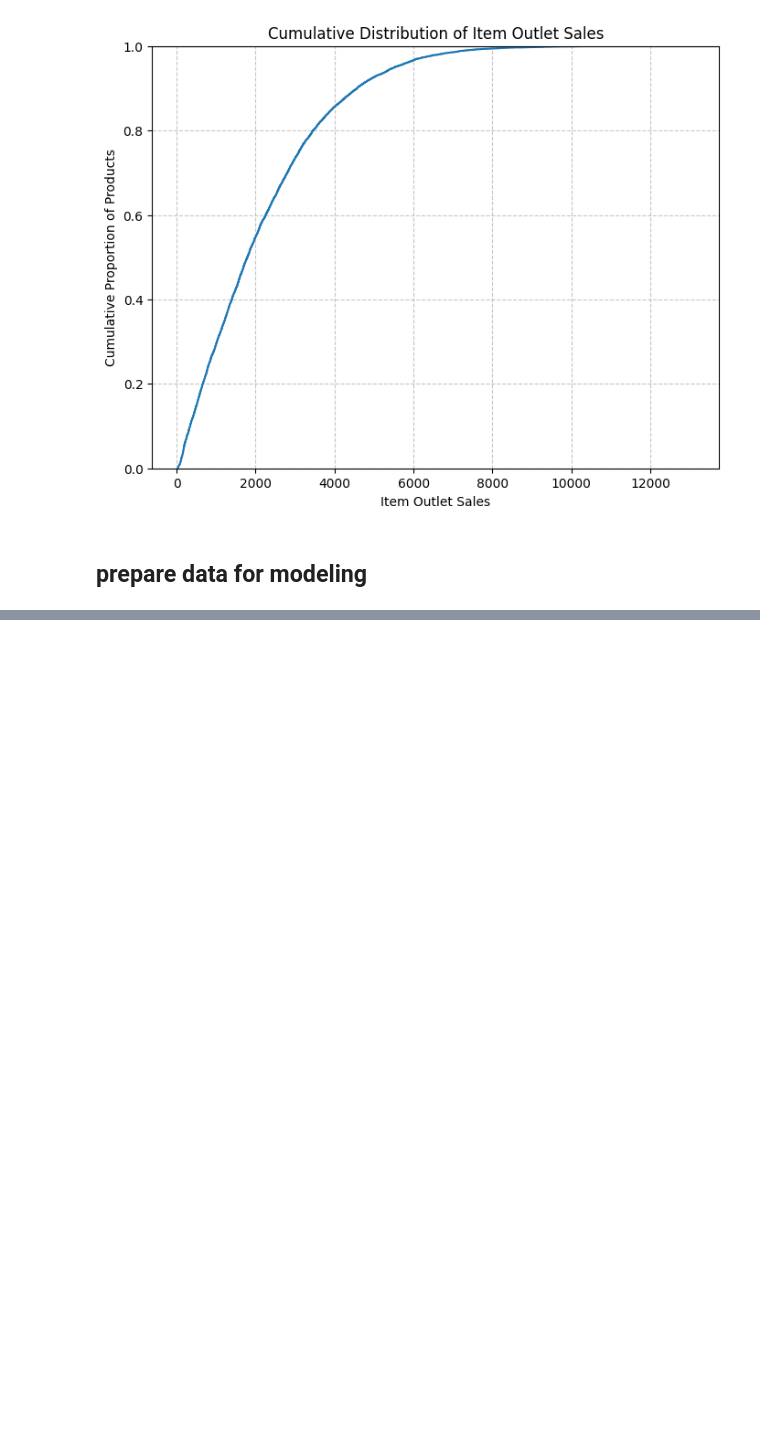
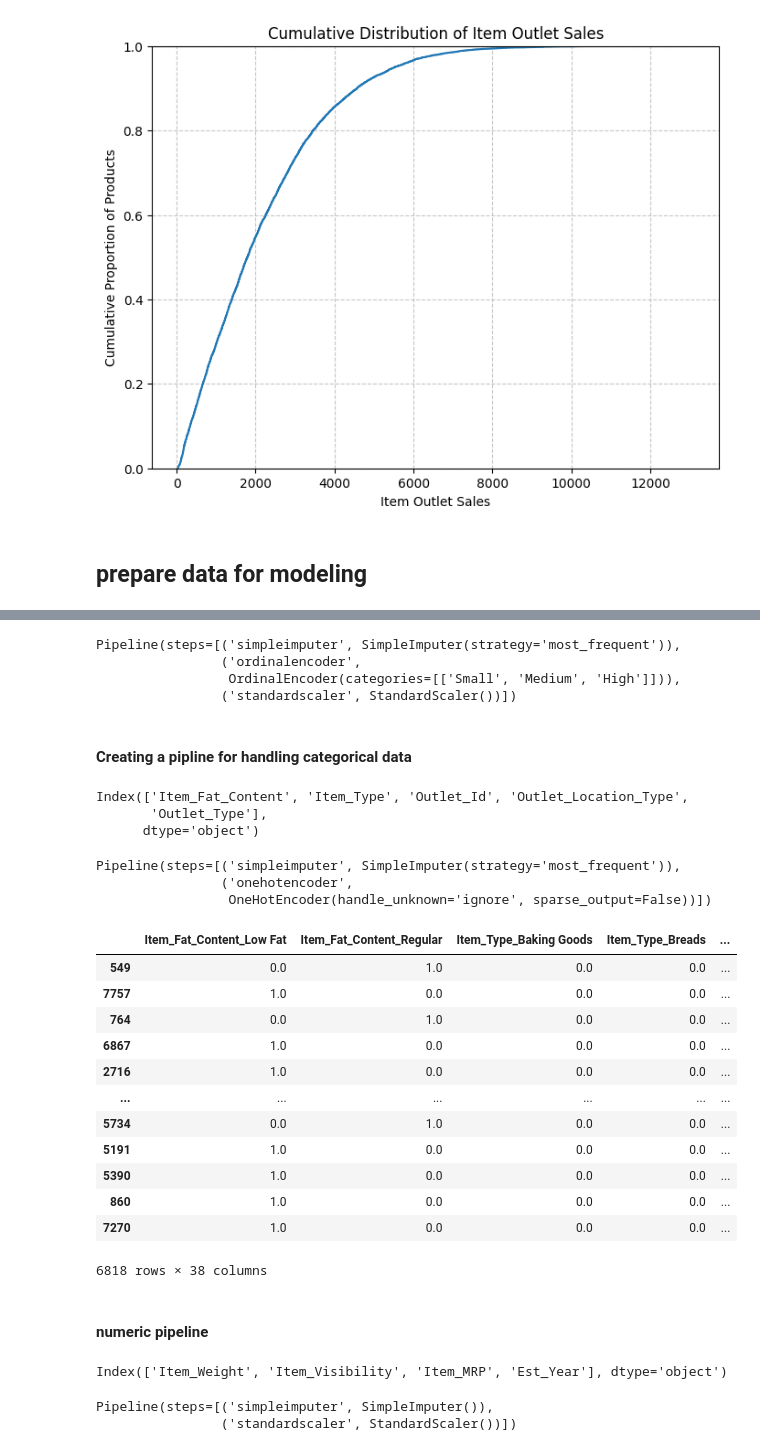
Before and after one commit to farahwadya/Prediction-of-Product-Sales, a Jupyter notebook: Prediction_of_Product_Sales.ipynb, the cells around one changed output, grey strips where cells are left out. Drawn from its saved outputs; the diff is of its cells as text; code cells hidden in the pictures; blank space fills up the shorter version.

```diff
--- a/Prediction_of_Product_Sales.ipynb
+++ b/Prediction_of_Product_Sales.ipynb
@@ -853,7 +869,7 @@ df_sales.head()
 | 4 | NCD19 | 8.93 | Low Fat | 0.000000 | Household | 53.8614 | OUT013 | 1987 | ... |
 # %%
 #define target feature
-y = 'Item_Outlet_Sales'
+y = df_sales['Item_Outlet_Sales']
 X = df_sales.drop(columns=["Item_Outlet_Sales", "Item_Id"])
 # %%
 #split to train and test model
@@ -865,0 +886,66 @@ ValueError: Found input variables with inconsistent numbers of samples: [8523, 1
+# %%
+from sklearn.preprocessing import OrdinalEncoder
+impute_ord=SimpleImputer(strategy='most_frequent')
+ord_encoder = OrdinalEncoder(categories=[["Small", "Medium", "High"]])
+## scaler
+scaler = StandardScaler()
+ord_pipe=make_pipeline(impute_ord,ord_encoder,scaler)
+ord_pipe
+# %% [output]
+Pipeline(steps=[('simpleimputer', SimpleImputer(strategy='most_frequent')),
+                ('ordinalencoder',
+                 OrdinalEncoder(categories=[['Small', 'Medium', 'High']])),
+                ('standardscaler', StandardScaler())])
+# %% [markdown]
+#### Creating a pipline for handling categorical data
+# %%
+cat_cols=num_cols = X_train.select_dtypes("object").drop(columns=ord_cols ).columns
+cat_cols
+# %% [output]
+Index(['Item_Fat_Content', 'Item_Type', 'Outlet_Id', 'Outlet_Location_Type',
+       'Outlet_Type'],
+      dtype='object')
+# %%
+# Creating a pipline for handling categorical data
+
+impute_cat = SimpleImputer(strategy='most_frequent')
+encoder = OneHotEncoder(handle_unknown='ignore',sparse_output=False)
+
+cat_pipe = make_pipeline(impute_cat,encoder)
+cat_pipe
+# %% [output]
+Pipeline(steps=[('simpleimputer', SimpleImputer(strategy='most_frequent')),
+                ('onehotencoder',
+                 OneHotEncoder(handle_unknown='ignore', sparse_output=False))])
+# %%
+cat_pipe.fit_transform(X_train[cat_selector(X_train)])
+# %% [output]
+|  | Item_Fat_Content_Low Fat | Item_Fat_Content_Regular | Item_Type_Baking Goods | Item_Type_Breads | ... |
+| 549 | 0.0 | 1.0 | 0.0 | 0.0 | ... |
+| 7757 | 1.0 | 0.0 | 0.0 | 0.0 | ... |
+| 764 | 0.0 | 1.0 | 0.0 | 0.0 | ... |
+| 6867 | 1.0 | 0.0 | 0.0 | 0.0 | ... |
+| 2716 | 1.0 | 0.0 | 0.0 | 0.0 | ... |
+| ... | ... | ... | ... | ... | ... |
+| 5734 | 0.0 | 1.0 | 0.0 | 0.0 | ... |
+| 5191 | 1.0 | 0.0 | 0.0 | 0.0 | ... |
+| 5390 | 1.0 | 0.0 | 0.0 | 0.0 | ... |
+| 860 | 1.0 | 0.0 | 0.0 | 0.0 | ... |
+| 7270 | 1.0 | 0.0 | 0.0 | 0.0 | ... |
+6818 rows × 38 columns
+# %% [markdown]
+#### numeric pipeline
+# %%
+# save a list of numeric cols
+num_cols=X_train.select_dtypes("number").columns
+num_cols
+# %% [output]
+Index(['Item_Weight', 'Item_Visibility', 'Item_MRP', 'Est_Year'], dtype='object')
+# %%
+num_imputer=SimpleImputer(strategy='mean')
+scaler = StandardScaler()
+num_pipe=make_pipeline(num_imputer,scaler)
+num_pipe
+# %% [output]
+Pipeline(steps=[('simpleimputer', SimpleImputer()),
+                ('standardscaler', StandardScaler())])
```
Also changed, not shown: parts of 14 cells of this notebook.
